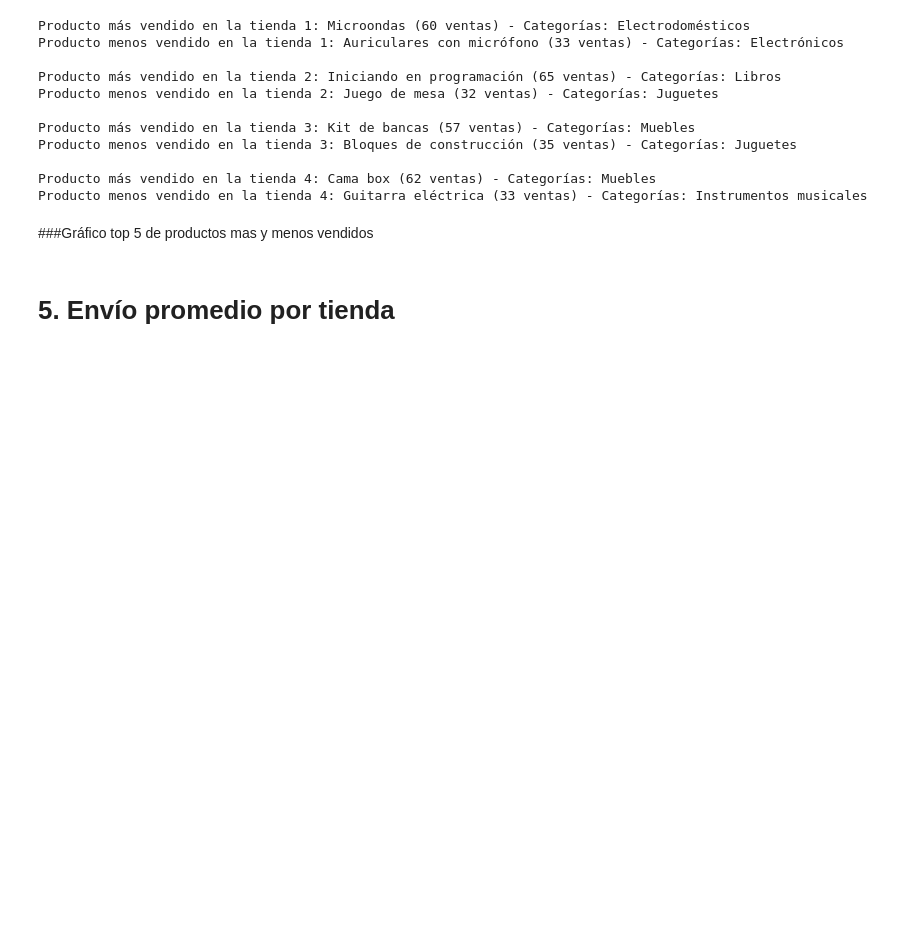
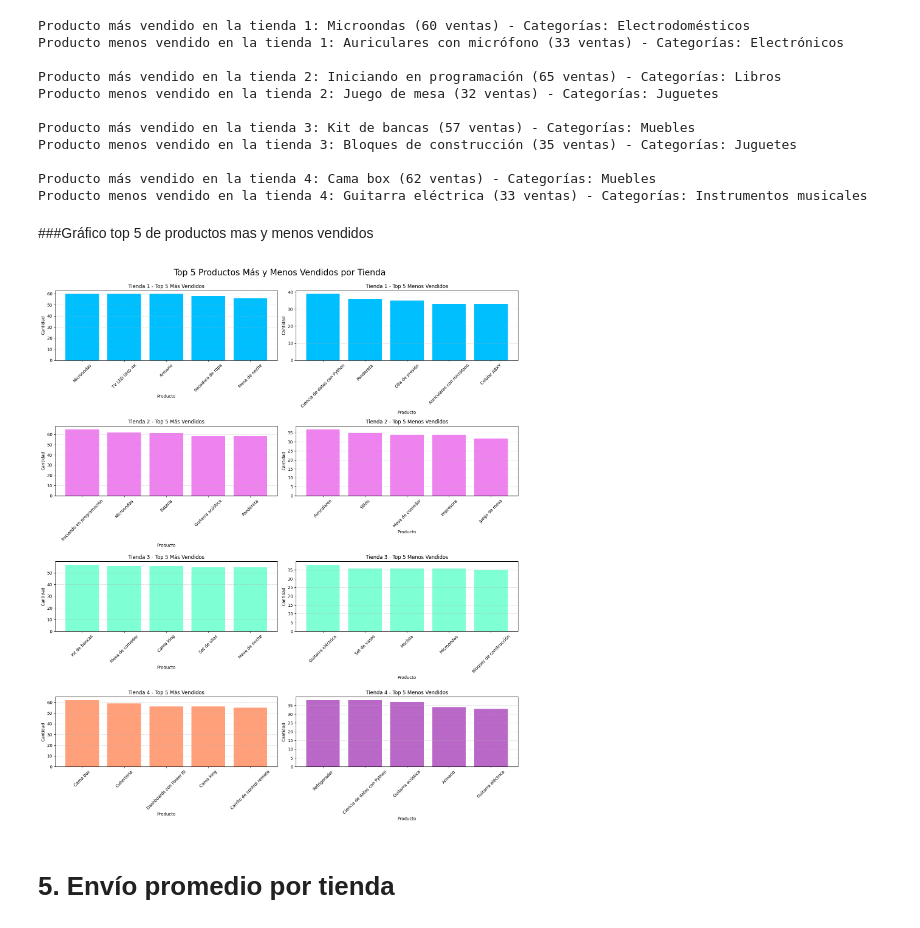
Before and after one commit to MariaVictoria/Challenge_DS-OracleOneAlura, a Jupyter notebook: AluraStoreLatam.ipynb, the cells around one changed output. Saved outputs shown, nothing was run; the diff lists cells and outputs as text; code cells hidden in the pictures; blank space fills up the shorter version.

Commit message:
actualizo grafico de productos mas y menos vendidos por tienda

```diff
--- a/AluraStoreLatam.ipynb
+++ b/AluraStoreLatam.ipynb
@@ -350,4 +352,76 @@ Producto menos vendido en la tienda 4: Guitarra eléctrica (33 ventas) - Categor
 ###Gráfico top 5 de productos mas y menos vendidos
+# %%
+import matplotlib.pyplot as plt
+
+# Top 5 más vendidos por tienda
+top5_mas_store1 = store1['Producto'].value_counts().head(5)
+top5_mas_store2 = store2['Producto'].value_counts().head(5)
+top5_mas_store3 = store3['Producto'].value_counts().head(5)
+top5_mas_store4 = store4['Producto'].value_counts().head(5)
+
+# Top 5 menos vendidos por tienda
+top5_menos_store1 = store1['Producto'].value_counts().tail(5)
+top5_menos_store2 = store2['Producto'].value_counts().tail(5)
+top5_menos_store3 = store3['Producto'].value_counts().tail(5)
+top5_menos_store4 = store4['Producto'].value_counts().tail(5)
+
+
+# Crear figura con 4 filas y 2 columnas
+fig, axs = plt.subplots(4, 2, figsize=(16, 18))
+
+# --- Más vendidos ---
+axs[0, 0].bar(top5_mas_store1.index, top5_mas_store1.values, color=colores[0])
+axs[0, 0].set_title('Tienda 1 - Top 5 Más Vendidos')
+axs[0, 0].tick_params(axis='x', rotation=45)
+axs[0, 0].grid(axis='y', linestyle='--', alpha=0.5)
+
+axs[1, 0].bar(top5_mas_store2.index, top5_mas_store2.values, color=colores[1])
+axs[1, 0].set_title('Tienda 2 - Top 5 Más Vendidos')
+axs[1, 0].tick_params(axis='x', rotation=45)
+axs[1, 0].grid(axis='y', linestyle='--', alpha=0.5)
+
+axs[2, 0].bar(top5_mas_store3.index, top5_mas_store3.values, color=colores[2])
+axs[2, 0].set_title('Tienda 3 - Top 5 Más Vendidos')
+axs[2, 0].tick_params(axis='x', rotation=45)
+axs[2, 0].grid(axis='y', linestyle='--', alpha=0.5)
+
+axs[3, 0].bar(top5_mas_store4.index, top5_mas_store4.values, color=colores[3])
+axs[3, 0].set_title('Tienda 4 - Top 5 Más Vendidos')
+axs[3, 0].tick_params(axis='x', rotation=45)
+axs[3, 0].grid(axis='y', linestyle='--', alpha=0.5)
+
+# --- Menos vendidos ---
+axs[0, 1].bar(top5_menos_store1.index, top5_menos_store1.values, color=colores[0])
+axs[0, 1].set_title('Tienda 1 - Top 5 Menos Vendidos')
+axs[0, 1].tick_params(axis='x', rotation=45)
+axs[0, 1].grid(axis='y', linestyle='--', alpha=0.5)
+
+axs[1, 1].bar(top5_menos_store2.index, top5_menos_store2.values, color=colores[1])
+axs[1, 1].set_title('Tienda 2 - Top 5 Menos Vendidos')
+axs[1, 1].tick_params(axis='x', rotation=45)
+axs[1, 1].grid(axis='y', linestyle='--', alpha=0.5)
+
+axs[2, 1].bar(top5_menos_store3.index, top5_menos_store3.values, color=colores[2])
+axs[2, 1].set_title('Tienda 3 - Top 5 Menos Vendidos')
+axs[2, 1].tick_params(axis='x', rotation=45)
+axs[2, 1].grid(axis='y', linestyle='--', alpha=0.5)
+
+axs[3, 1].bar(top5_menos_store4.index, top5_menos_store4.values, color=colores_menos[3])
+axs[3, 1].set_title('Tienda 4 - Top 5 Menos Vendidos')
+axs[3, 1].tick_params(axis='x', rotation=45)
+axs[3, 1].grid(axis='y', linestyle='--', alpha=0.5)
+
+# Etiquetas comunes opcionales
+for ax in axs.flat:
+    ax.set_xlabel('Producto')
+    ax.set_ylabel('Cantidad')
+
+# Ajuste final
+plt.tight_layout()
+plt.suptitle('Top 5 Productos Más y Menos Vendidos por Tienda', fontsize=20, y=1.02)
+plt.show()
+# %% [output]
+[figure, added]
 # %% [markdown]
 # 5. Envío promedio por tienda
 # %%
```
Also changed, not shown: 1 other file.
